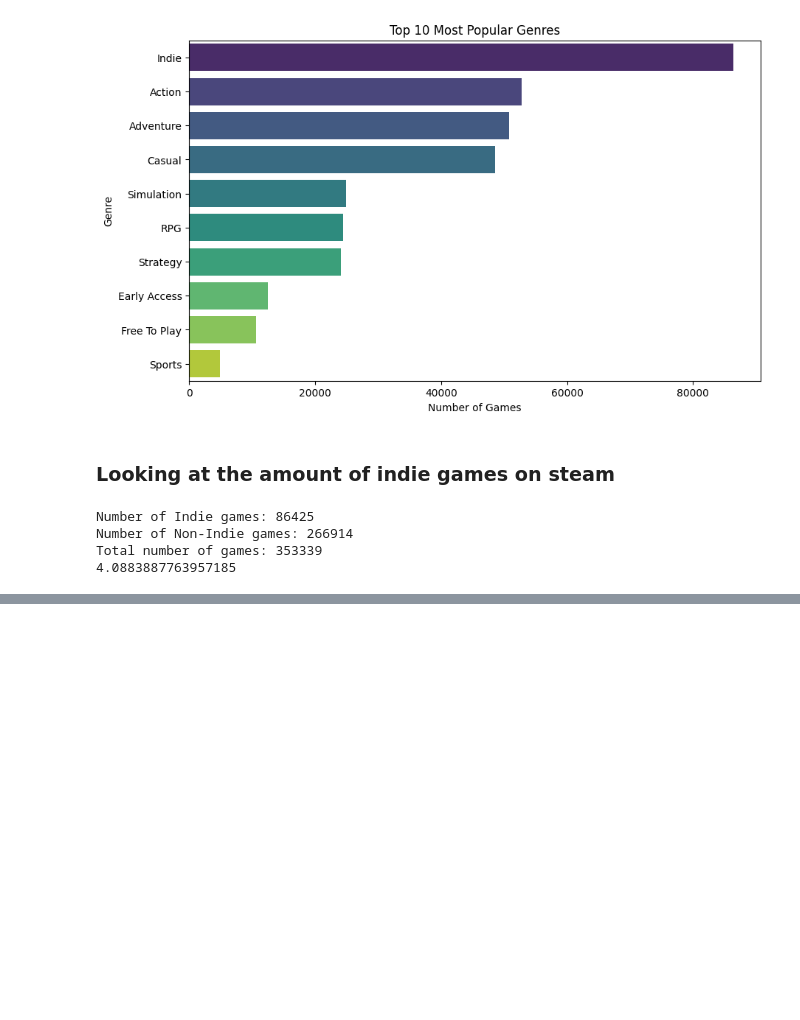
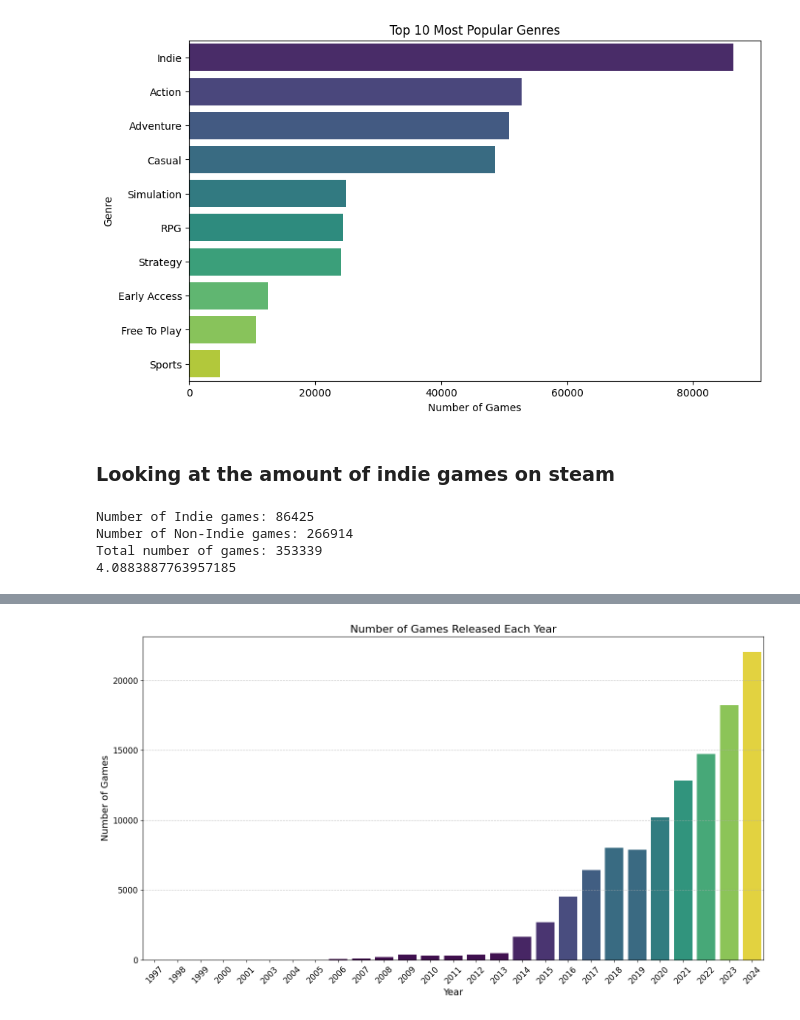
Before and after one commit to rifolio/steam-insights, a Jupyter notebook: main.ipynb, the cells around one changed output, grey strips where cells are left out. Drawn from its saved outputs; the diff is of its cells as text; code cells hidden in the pictures; blank space fills up the shorter version.

```diff
--- a/main.ipynb
+++ b/main.ipynb
@@ -160,0 +194,21 @@ plt.show()
+# %%
+# Calculate the total number of games released each year
+total_games_per_year = df_games.groupby('release_year').size()
+
+# Plot the number of games released each year as a bar plot
+plt.figure(figsize=(14, 8))
+sns.barplot(x=total_games_per_year.index.astype(int), y=total_games_per_year.values, palette='viridis',hue=total_games_per_year.values, legend=False)
+
+# Customize the plot
+plt.title('Number of Games Released Each Year', fontsize=16)
+plt.xlabel('Year', fontsize=14)
+plt.ylabel('Number of Games', fontsize=14)
+plt.xticks(rotation=45, fontsize=12)
+plt.yticks(fontsize=12)
+plt.grid(axis='y', linestyle='--', alpha=0.7)
+plt.tight_layout()
+
+# Show the plot
+plt.show()
+# %% [output]
+[figure, added]
```
Also changed, not shown: parts of 9 cells of this notebook.
